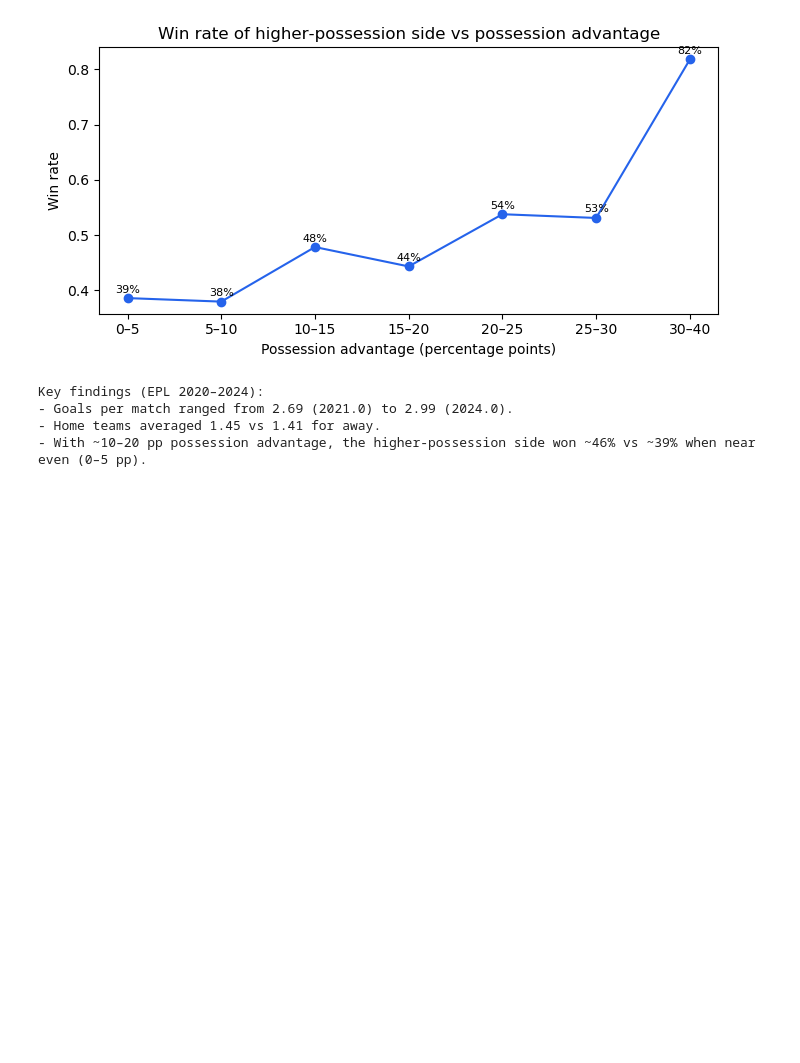
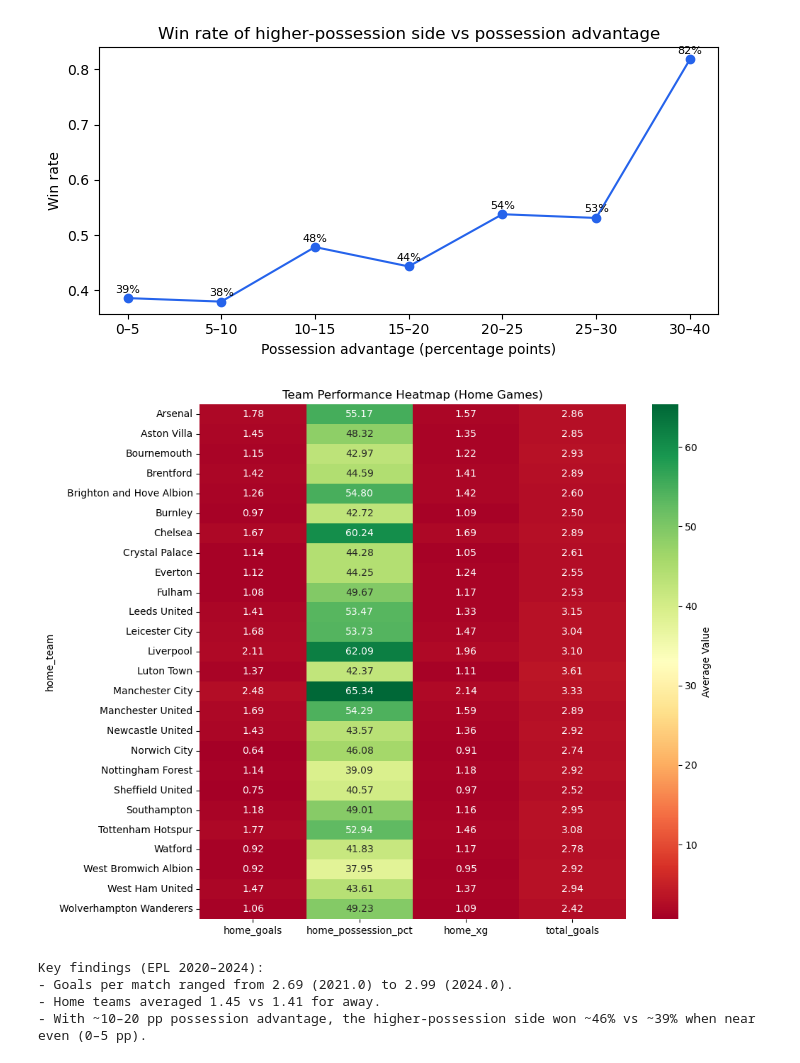
Before and after one commit to saketsahu0164/Football-Match-Statistics, a Jupyter notebook: Football Match Statistics.ipynb, the cells around one changed output. Drawn from its saved outputs; the diff is of its cells as text; code cells hidden in the pictures; blank space fills up the shorter version.

```diff
--- a/Football Match Statistics.ipynb
+++ b/Football Match Statistics.ipynb
@@ -222,6 +252,23 @@ plt.tight_layout()
 plt.show()
 # %% [output]
 [figure]
+# %%
+# Create team-level aggregations
+team_stats = df.groupby('home_team').agg({
+    'home_goals': 'mean',
+    'home_possession_pct': 'mean',
+    'home_xg': 'mean',
+    'total_goals': 'mean'
+}).round(2)
+
+plt.figure(figsize=(10, 8))
+sns.heatmap(team_stats, annot=True, cmap='RdYlGn',
+            fmt='.2f', cbar_kws={'label': 'Average Value'})
+plt.title('Team Performance Heatmap (Home Games)')
+plt.tight_layout()
+plt.show()
+# %% [output]
+[figure, added]
 # %%
 #exporting our analysis result to access it locally
 gpm_season.to_csv("gpm_by_season.csv", index=False)
```
Also changed, not shown: parts of 7 cells of this notebook.
